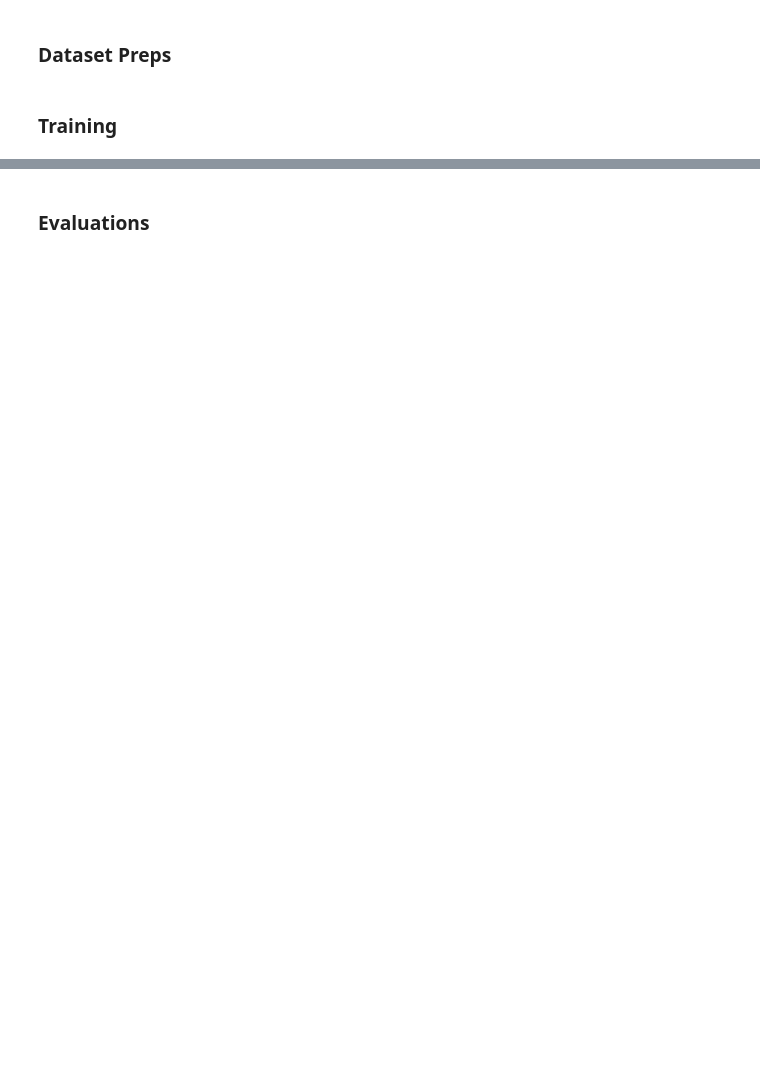
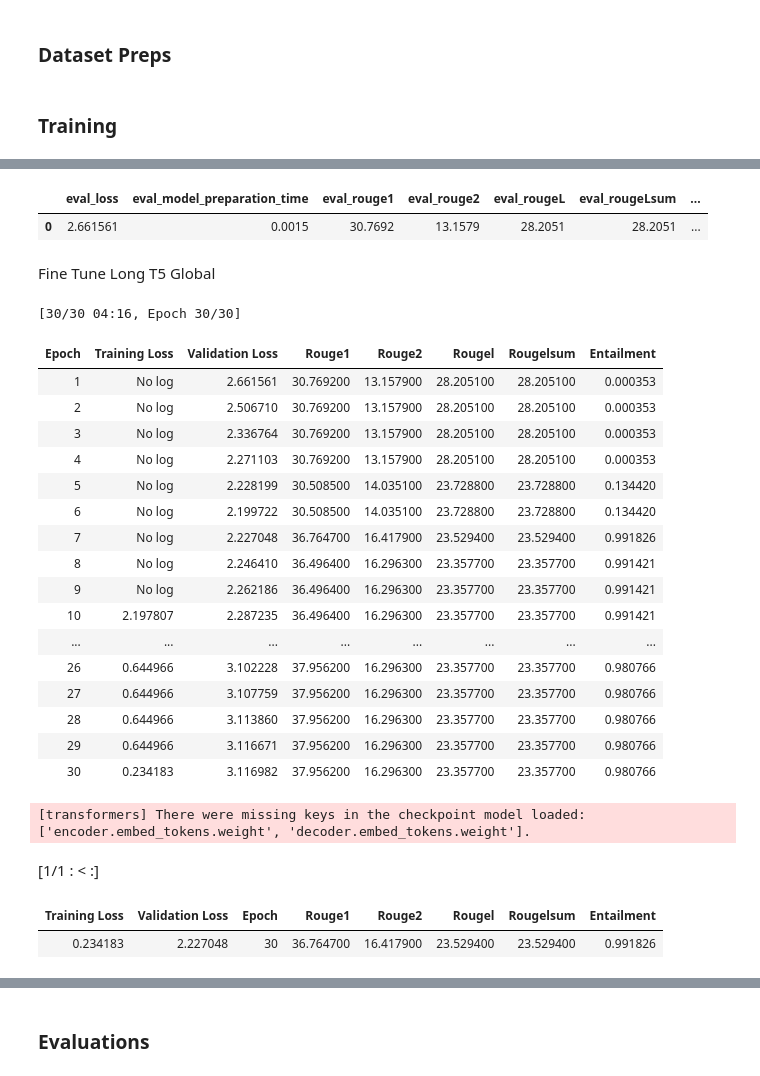
Before and after one commit to RinMDfa-a/IF5153_NLP_Final_Projects, a Jupyter notebook: experiments/phase_3part.ipynb, the cells around one changed output, grey strips where cells are left out. Drawn from its saved outputs; the diff is of its cells as text; code cells hidden in the pictures; blank space fills up the shorter version.

```diff
--- a/experiments/phase_3part.ipynb
+++ b/experiments/phase_3part.ipynb
@@ -85,9 +87,9 @@ from transformers import (
 )
 # %%
 SEED = 42
-FLAN_MODEL = "google/flan-t5-base"
+FLAN_MODEL = "google/long-t5-tglobal-base"
 BART_MODEL = "facebook/bart-base"
-BART_MODEL = "facebook/bart-large-cnn"
+BART_CNN_MODEL = "facebook/bart-large-cnn"
 NLI_MODEL = "cross-encoder/nli-deberta-v3-base"
 set_seed(42)
 # %%
@@ -122,6 +124,9 @@ X_train, X_val, y_train, y_val = train_test_split(df, y, test_size=0.2, random_s
 NLI_model = CrossEncoder(NLI_MODEL)
 FLAN_tokenizer = AutoTokenizer.from_pretrained(FLAN_MODEL)
 BART_tokenizer = AutoTokenizer.from_pretrained(BART_MODEL)
+
+if FLAN_tokenizer.pad_token is None:
+    FLAN_tokenizer.add_special_tokens({'pad_token': '[PAD]'})
 # %% [output]
 Error while fetching `HF_TOKEN` secret value from your vault: 'Requesting secret HF_TOKEN timed out. Secrets can only be fetched when running from the Colab UI.'.
   warnings.warn(f"\nError while fetching `HF_TOKEN` secret value from your vault: '{str(e)}'.")
@@ -227,11 +290,19 @@ model.safetensors: downloading bytes:           |  0.00B
 # %%
 FLAN_training_args = Seq2SeqTrainingArguments(
-    learning_rate=2e-5,
+    output_dir="./models/flan-t5-finetune",
+    learning_rate=3e-4,
+    # per_device_train_batch_size=24,
+    # per_device_eval_batch_size=32,
     lr_scheduler_type="cosine",
-    # gradient_checkpointing=True,
-    num_train_epochs=1,
+    logging_steps=10,
+    load_best_model_at_end=True,
+    metric_for_best_model="eval_entailment",
+    greater_is_better=True,
+    eval_strategy="epoch",
+    save_strategy="best",
+    num_train_epochs=30,
     weight_decay=0.01,
-    warmup_steps=0,
+    warmup_steps=9, # nanti diisi
     predict_with_generate=True,
     generation_max_length=128,
     seed=SEED
@@ -245,5 +316,3 @@ trainer_FLAN = Seq2SeqTrainer(
     data_collator=data_collator_flan,
     compute_metrics=compute_metric_FLAN
 )
-# %%
-trainer_FLAN.train()
@@ -265,0 +344,32 @@ trainer_FLAN.evaluate()
+# %%
+zero_shot_t5
+# %% [output]
+|  | eval_loss | eval_model_preparation_time | eval_rouge1 | eval_rouge2 | eval_rougeL | eval_rougeLsum | ... |
+| 0 | 2.661561 | 0.0015 | 30.7692 | 13.1579 | 28.2051 | 28.2051 | ... |
+# %% [markdown]
+Fine Tune Long T5 Global
+# %%
+fine_tune_t5 = run_model(trainer=trainer_FLAN, do_train=True, model_name="Long T5 Global")
+# %% [output]
+[30/30 04:16, Epoch 30/30]
+| Epoch | Training Loss | Validation Loss | Rouge1 | Rouge2 | Rougel | Rougelsum | Entailment |
+| 1 | No log | 2.661561 | 30.769200 | 13.157900 | 28.205100 | 28.205100 | 0.000353 |
+| 2 | No log | 2.506710 | 30.769200 | 13.157900 | 28.205100 | 28.205100 | 0.000353 |
+| 3 | No log | 2.336764 | 30.769200 | 13.157900 | 28.205100 | 28.205100 | 0.000353 |
+| 4 | No log | 2.271103 | 30.769200 | 13.157900 | 28.205100 | 28.205100 | 0.000353 |
+| 5 | No log | 2.228199 | 30.508500 | 14.035100 | 23.728800 | 23.728800 | 0.134420 |
+| 6 | No log | 2.199722 | 30.508500 | 14.035100 | 23.728800 | 23.728800 | 0.134420 |
+| 7 | No log | 2.227048 | 36.764700 | 16.417900 | 23.529400 | 23.529400 | 0.991826 |
+| 8 | No log | 2.246410 | 36.496400 | 16.296300 | 23.357700 | 23.357700 | 0.991421 |
+| 9 | No log | 2.262186 | 36.496400 | 16.296300 | 23.357700 | 23.357700 | 0.991421 |
+| 10 | 2.197807 | 2.287235 | 36.496400 | 16.296300 | 23.357700 | 23.357700 | 0.991421 |
+| ... | ... | ... | ... | ... | ... | ... | ... |
+| 26 | 0.644966 | 3.102228 | 37.956200 | 16.296300 | 23.357700 | 23.357700 | 0.980766 |
+| 27 | 0.644966 | 3.107759 | 37.956200 | 16.296300 | 23.357700 | 23.357700 | 0.980766 |
+| 28 | 0.644966 | 3.113860 | 37.956200 | 16.296300 | 23.357700 | 23.357700 | 0.980766 |
+| 29 | 0.644966 | 3.116671 | 37.956200 | 16.296300 | 23.357700 | 23.357700 | 0.980766 |
+| 30 | 0.234183 | 3.116982 | 37.956200 | 16.296300 | 23.357700 | 23.357700 | 0.980766 |
+[transformers] There were missing keys in the checkpoint model loaded: ['encoder.embed_tokens.weight', 'decoder.embed_tokens.weight'].
+[1/1 : < :]
+| Training Loss | Validation Loss | Epoch | Rouge1 | Rouge2 | Rougel | Rougelsum | Entailment |
+| 0.234183 | 2.227048 | 30 | 36.764700 | 16.417900 | 23.529400 | 23.529400 | 0.991826 |
```
Also changed, not shown: parts of 45 cells of this notebook, 1 other file.
